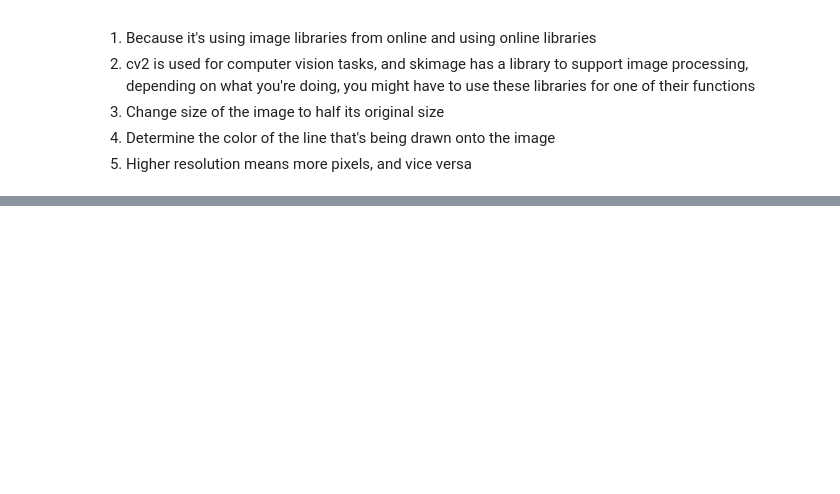
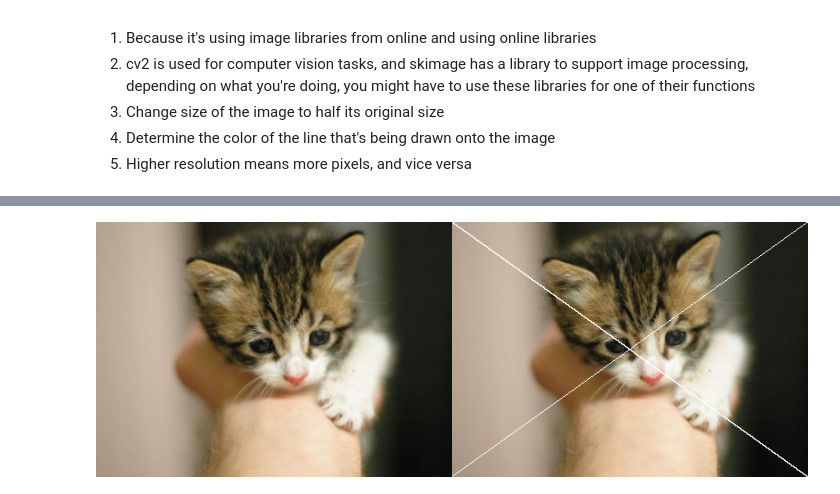
Before and after one commit to ThoriqIrfan/PCVKJOBSHEETS, a Jupyter notebook: Jobsheet1.ipynb, the cells around one changed output, grey strips where cells are left out. Cells and saved outputs as stored; diff of their text form; code cells hidden in the pictures; blank space fills up the shorter version.

```diff
--- a/Jobsheet1.ipynb
+++ b/Jobsheet1.ipynb
@@ -69,0 +69,16 @@ cv2_imshow(final_frame)
+# %%
+#diagonals
+
+image_2 = cv.cvtColor(image, cv.COLOR_BGR2RGB)
+image_3 = cv.cvtColor(image, cv.COLOR_BGR2RGB)
+
+for y in range (height):
+  image_3[y,int(y*(width/height))] =[255,255,255]
+for y in range (width):
+  image_3[int((height/width*y)),y] =[255,255,255]
+  image_3[int((height/width*y)),(width-1-y)] =[255,255,255]
+
+final_frame = cv.hconcat((image_2, image_3))
+cv2_imshow(final_frame)
+# %% [output]
+[figure, added]
```
Also changed, not shown: parts of 6 cells of this notebook.
